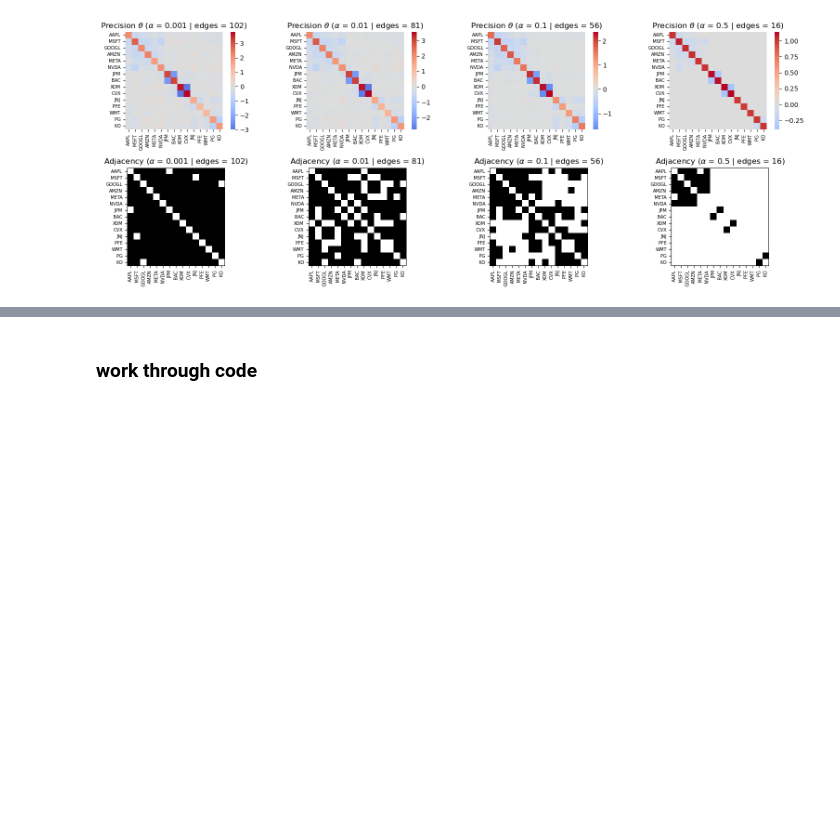
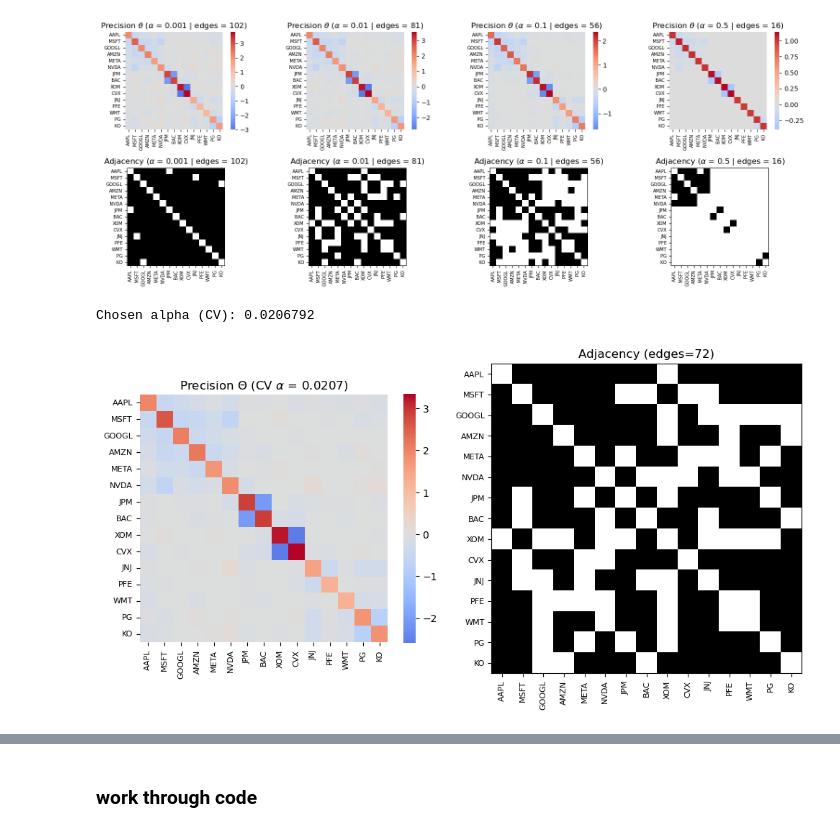
Before and after one commit to dimitris-markopoulos/financial-graphical-models, a Jupyter notebook: notebooks/02_fit_model.ipynb, the cells around one changed output, grey strips where cells are left out. Saved outputs shown, nothing was run; the diff lists cells and outputs as text; code cells hidden in the pictures; blank space fills up the shorter version.

```diff
--- a/notebooks/02_fit_model.ipynb
+++ b/notebooks/02_fit_model.ipynb
@@ -75,2 +76,43 @@ plt.show()
 # %% [output]
 [figure]
+# %%
+# Fit Graphical Lasso with CV to get alpha_star
+glcv = GraphicalLassoCV(alphas=10, cv=5, max_iter=1000).fit(X)
+Theta = glcv.precision_
+alpha_star = glcv.alpha_
+print(f"Chosen alpha (CV): {alpha_star:.6g}")
+
+# Build adjacency from CV precision
+eps = 1e-6
+A = (np.abs(Theta) > eps).astype(int)
+np.fill_diagonal(A, 0)
+A = np.maximum(A, A.T)
+edges = int(np.sum(np.triu(A, 1)))
+
+# Plot precision + adjacency
+fig, axes = plt.subplots(1, 2, figsize=(10, 5))
+
+# (A) Precision
+sns.heatmap(
+    Theta, center=0, cmap="coolwarm", square=True,
+    xticklabels=tickers, yticklabels=tickers,
+    cbar_kws={"shrink": 0.8},
+    ax=axes[0]
+)
+axes[0].set_title(rf"Precision $\Theta$ (CV $\alpha$ = {alpha_star:.3g})", fontsize=12)
+axes[0].tick_params(labelsize=8)
+for t in axes[0].get_xticklabels(): t.set_rotation(90)
+
+# (B) Adjacency
+axes[1].imshow(A, cmap=ListedColormap(["white", "black"]), vmin=0, vmax=1)
+axes[1].set_title(f"Adjacency (edges={edges})", fontsize=12)
+axes[1].set_xticks(range(len(tickers)))
+axes[1].set_yticks(range(len(tickers)))
+axes[1].set_xticklabels(tickers, rotation=90, fontsize=8)
+axes[1].set_yticklabels(tickers, fontsize=8)
+
+plt.tight_layout()
+plt.show()
+# %% [output]
+Chosen alpha (CV): 0.0206792
+[figure, added]
```
Also changed, not shown: parts of 12 cells of this notebook, 6 other files.
